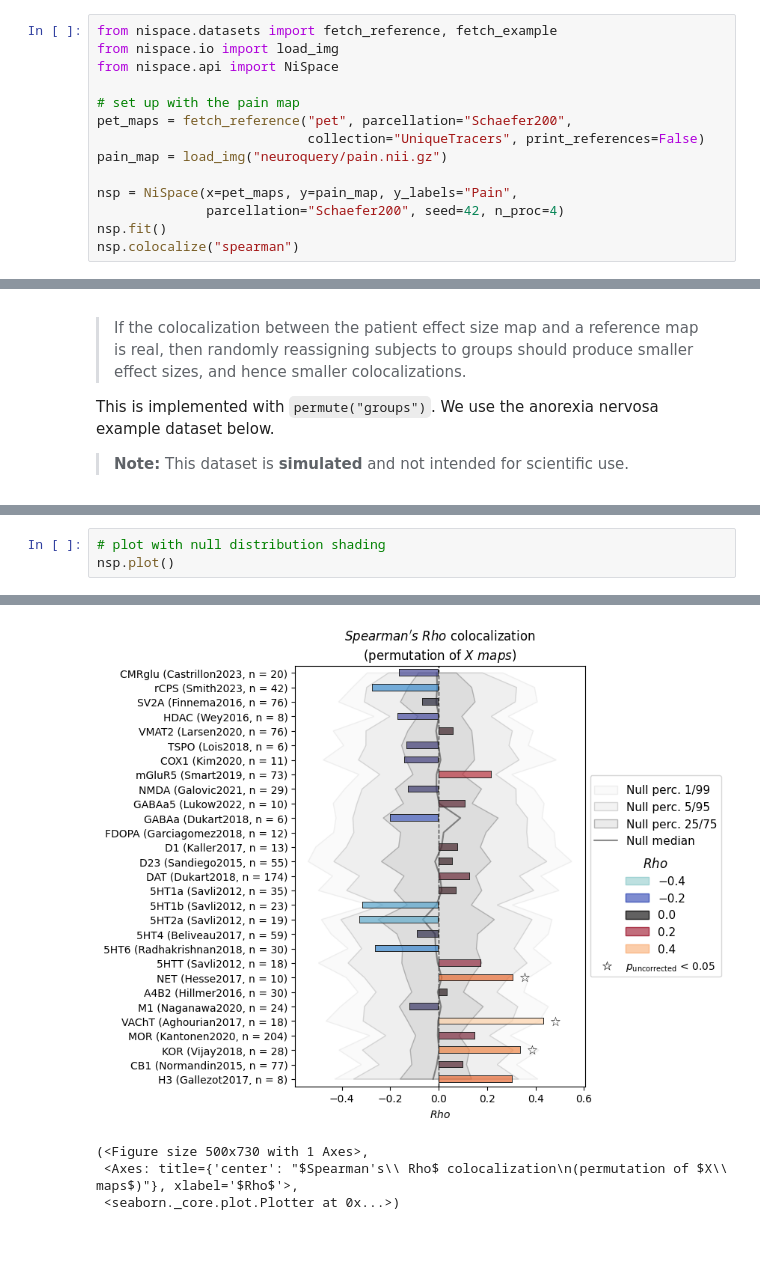
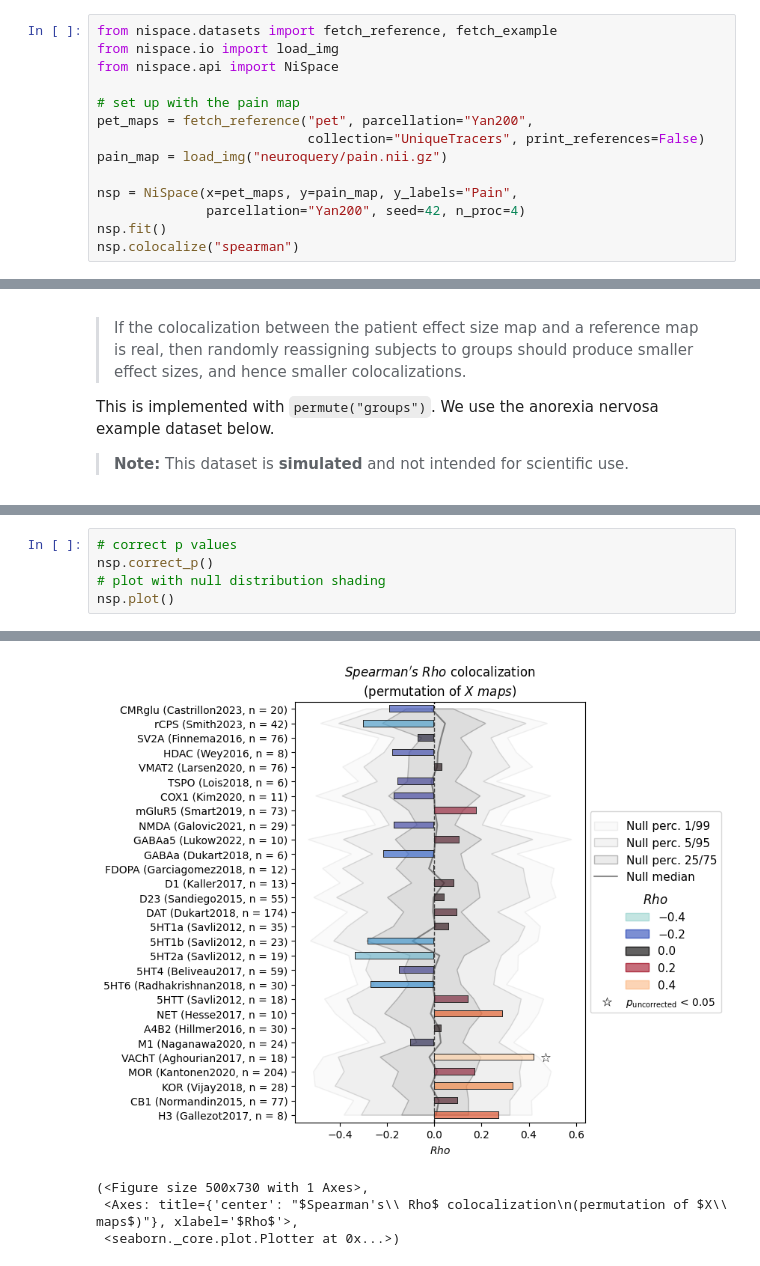
Before and after one commit to LeonDLotter/NiSpace, a Jupyter notebook: docs/nb_introduction/intro05_null_models.ipynb, the cells around one changed output, grey strips where cells are left out. Drawn from its saved outputs; the diff is of its cells as text.

```diff
--- a/docs/nb_introduction/intro05_null_models.ipynb
+++ b/docs/nb_introduction/intro05_null_models.ipynb
@@ -22,12 +22,12 @@ from nispace.io import load_img
 from nispace.api import NiSpace
 
 # set up with the pain map
-pet_maps = fetch_reference("pet", parcellation="Schaefer200",
+pet_maps = fetch_reference("pet", parcellation="Yan200",
                            collection="UniqueTracers", print_references=False)
 pain_map = load_img("neuroquery/pain.nii.gz")
 
 nsp = NiSpace(x=pet_maps, y=pain_map, y_labels="Pain",
-              parcellation="Schaefer200", seed=42, n_proc=4)
+              parcellation="Yan200", seed=42, n_proc=4)
 nsp.fit()
 nsp.colocalize("spearman")
 # %% [output]
@@ -231,6 +323,8 @@ Group permutation is more computationally expensive (the effect size must be rec
 
 After calling `permute()`, the null distribution is stored internally and used when you call `nsp.plot()`. The grey shading in the plot represents the null distribution percentiles.
 # %%
+# correct p values
+nsp.correct_p()
 # plot with null distribution shading
 nsp.plot()
 # %% [output]
@@ -238,4 +332,4 @@ INFO | 02/06/26 16:38:52 | nispace.plotting: Significance annotation: 3/29 p_unc
-[figure, old version]
+[figure, new version]
 (<Figure size 500x730 with 1 Axes>,
  <Axes: title={'center': "$Spearman's\\ Rho$ colocalization\n(permutation of $X\\ maps$)"}, xlabel='$Rho$'>,
  <seaborn._core.plot.Plotter at 0x...>)
```
Also changed, not shown: parts of 12 cells of this notebook, 11 other files.
